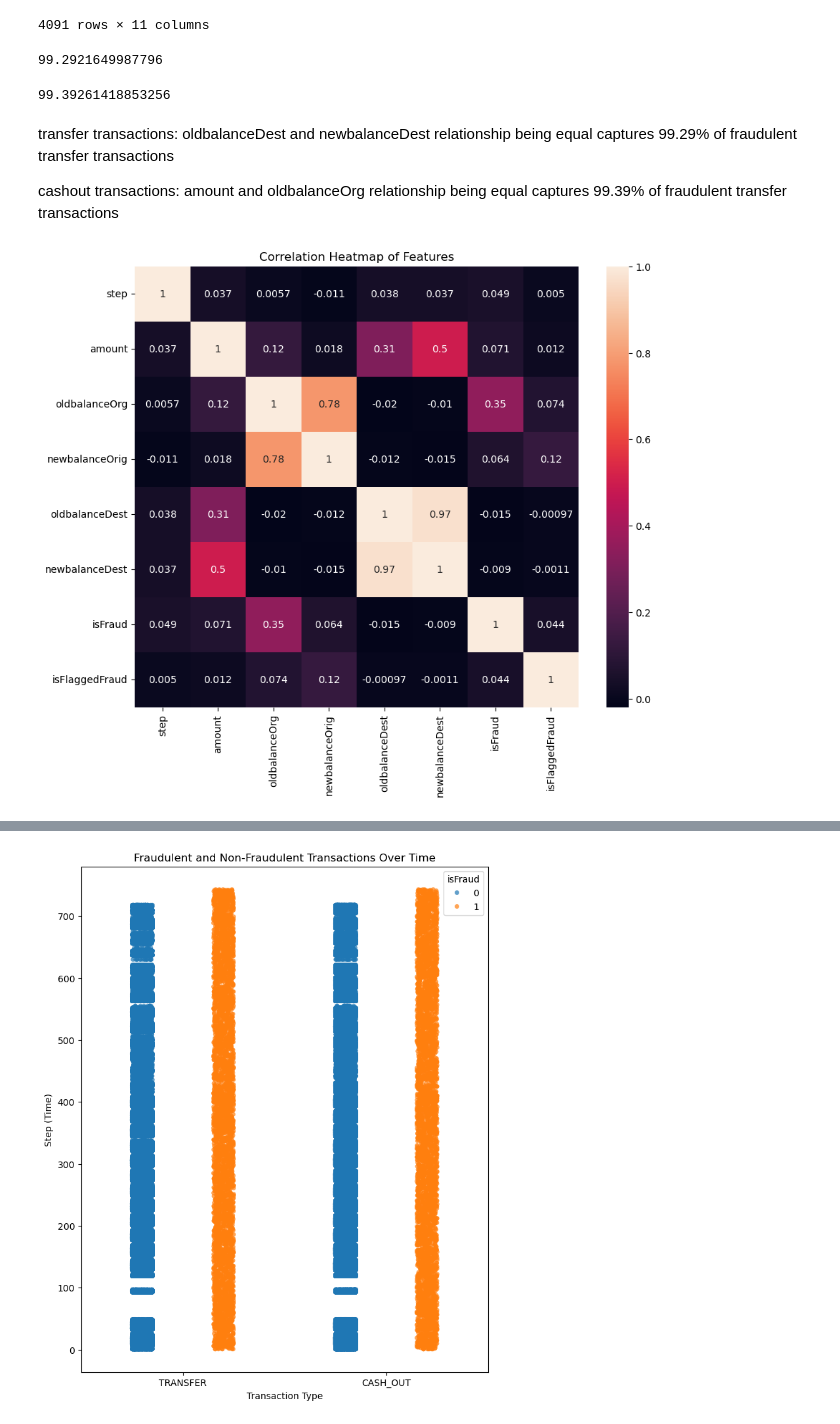
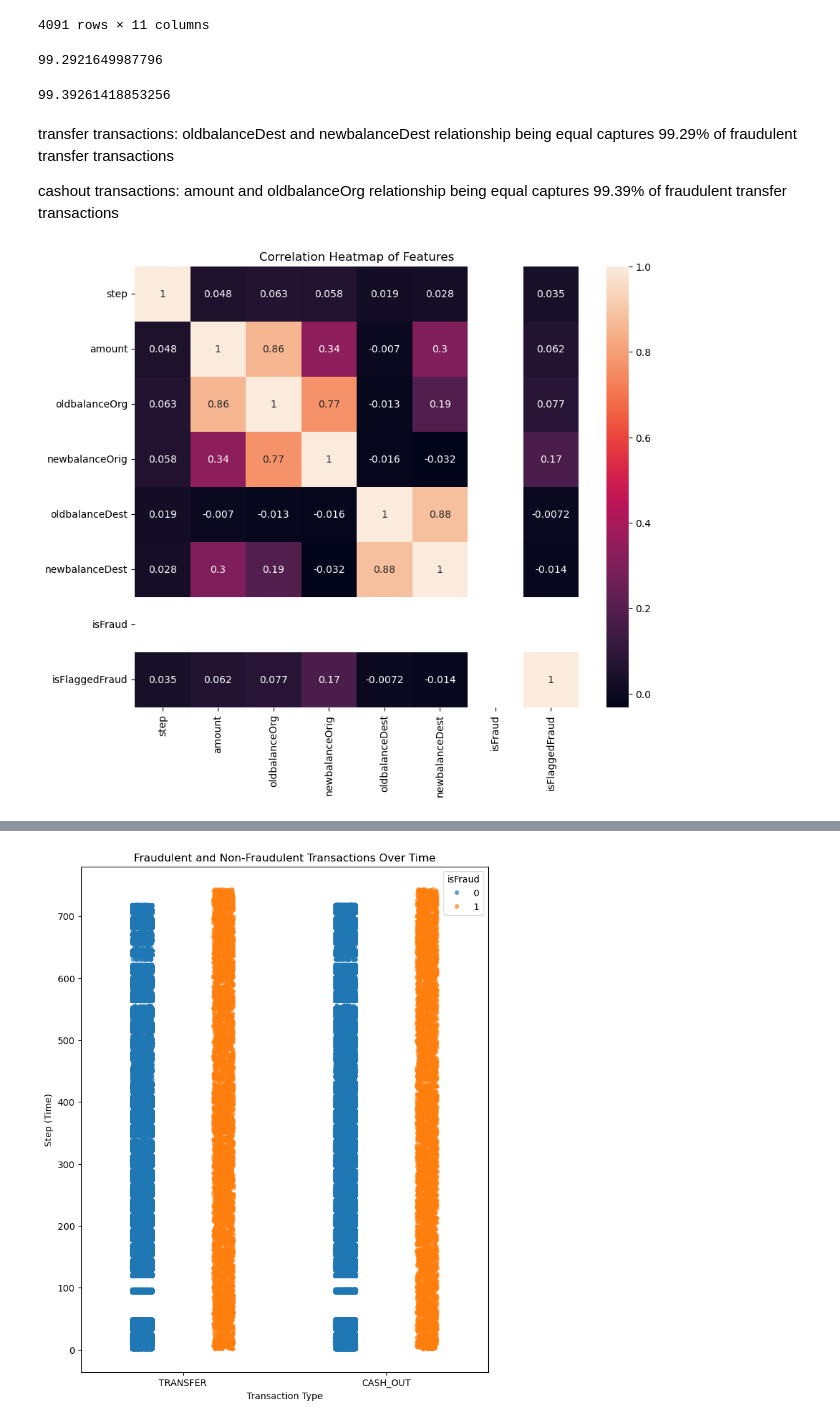
Before and after one commit to krystelcr/Financial-Fraud-Detection, a Jupyter notebook: code/dataprep/explore.ipynb, the cells around one changed output, grey strips where cells are left out. Saved outputs shown, nothing was run; the diff lists cells and outputs as text; code cells hidden in the pictures.

```diff
--- a/code/dataprep/explore.ipynb
+++ b/code/dataprep/explore.ipynb
@@ -379,11 +379,11 @@ cashout_capture_rate = (cashoutfraudcount / fraudcashout) * 100
-# %%
-transfer_capture_rate
-# %% [output]
-99.2921649987796
-# %%
-cashout_capture_rate
-# %% [output]
-99.39261418853256
+# %%
+transferper
+# %% [output]
+99.2921649987796
+# %%
+cashoutper
+# %% [output]
+99.39261418853256
 # %% [markdown]
 transfer transactions:
 oldbalanceDest and newbalanceDest relationship being equal captures 99.29% of fraudulent transfer transactions
@@ -392,8 +392,8 @@ cashout transactions:
 amount and oldbalanceOrg relationship being equal captures 99.39% of fraudulent transfer transactions
 # %%
 plt.figure(figsize=(10, 8))
-sns.heatmap(df_filtered.drop(columns=['type', 'nameOrig', 'nameDest']).corr(), annot=True)
+sns.heatmap(df_filtered[df_filtered["isFraud"] == 1].drop(columns=['type', 'nameOrig', 'nameDest']).corr(), annot=True)
 plt.title("Correlation Heatmap of Features")
 plt.show()
 # %% [output]
-[figure, old version]
+[figure, new version]
```
Also changed, not shown: parts of 20 cells of this notebook, 1 other file.
